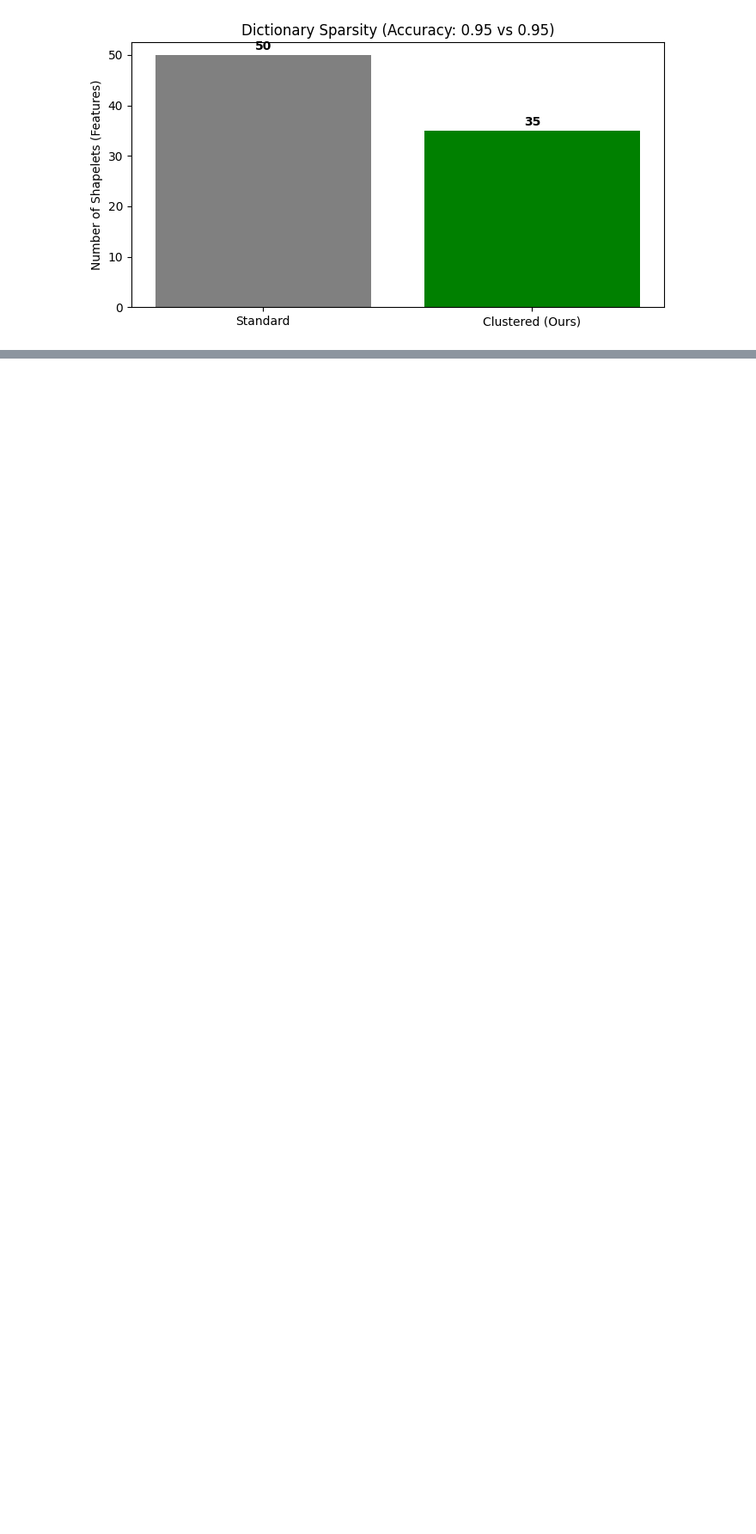
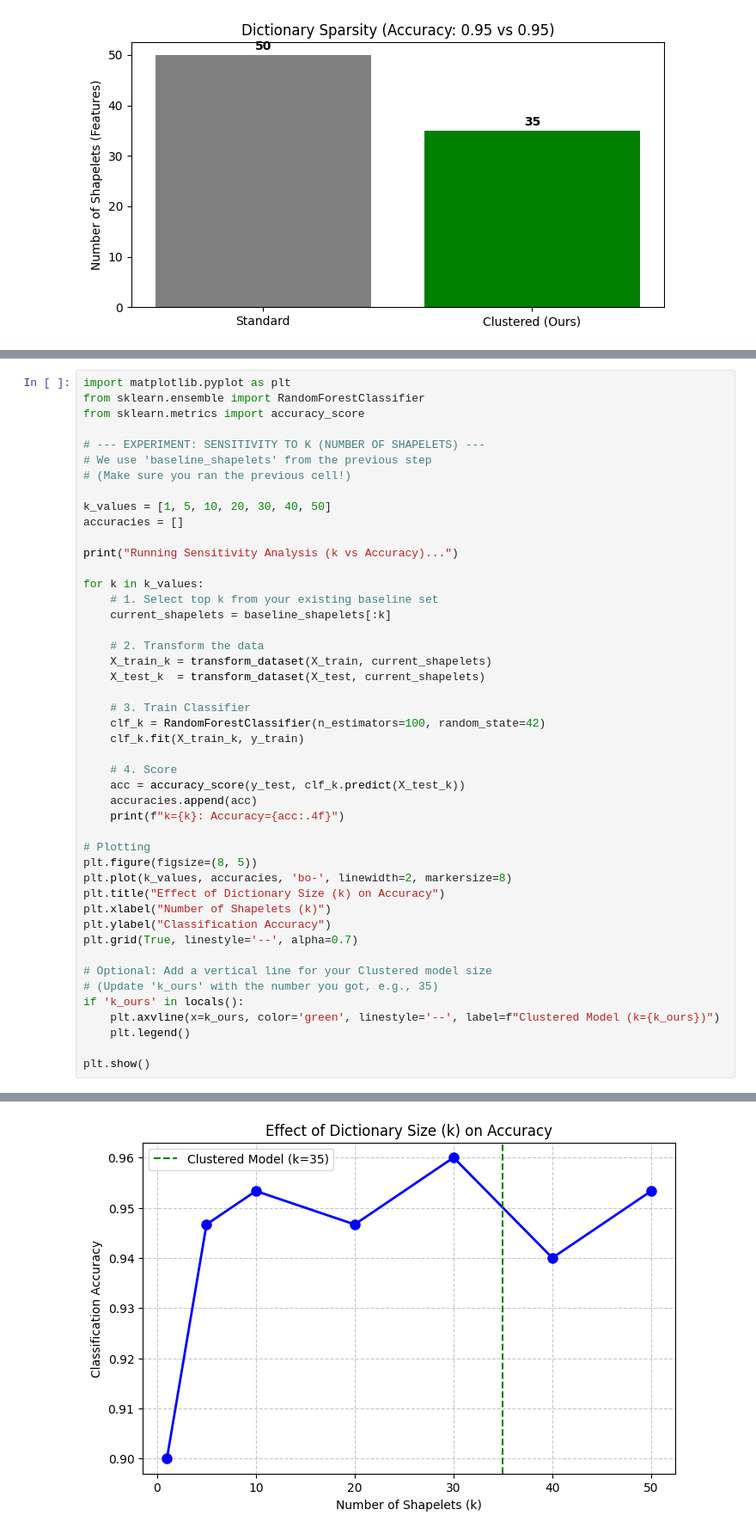
Before and after one commit to TristanoB/shapelet_transformation, a Jupyter notebook: implementation.ipynb, the cells around one changed output, grey strips where cells are left out. Shown at 86% size. Cells and saved outputs as stored; diff of their text form; blank space fills up the shorter version.

```diff
--- a/implementation.ipynb
+++ b/implementation.ipynb
@@ -658,0 +661,47 @@ Transforming dataset shape (50, 150) with 35 shapelets...
+# %%
+import matplotlib.pyplot as plt
+from sklearn.ensemble import RandomForestClassifier
+from sklearn.metrics import accuracy_score
+
+# --- EXPERIMENT: SENSITIVITY TO K (NUMBER OF SHAPELETS) ---
+# We use 'baseline_shapelets' from the previous step
+# (Make sure you ran the previous cell!)
+
+k_values = [1, 5, 10, 20, 30, 40, 50]
+accuracies = []
+
+print("Running Sensitivity Analysis (k vs Accuracy)...")
+
+for k in k_values:
+    # 1. Select top k from your existing baseline set
+    current_shapelets = baseline_shapelets[:k]
+
+    # 2. Transform the data
+    X_train_k = transform_dataset(X_train, current_shapelets)
+    X_test_k  = transform_dataset(X_test, current_shapelets)
+
+    # 3. Train Classifier
+    clf_k = RandomForestClassifier(n_estimators=100, random_state=42)
+    clf_k.fit(X_train_k, y_train)
+
+    # 4. Score
+    acc = accuracy_score(y_test, clf_k.predict(X_test_k))
+    accuracies.append(acc)
+    print(f"k={k}: Accuracy={acc:.4f}")
+
+# Plotting
+plt.figure(figsize=(8, 5))
+plt.plot(k_values, accuracies, 'bo-', linewidth=2, markersize=8)
+plt.title("Effect of Dictionary Size (k) on Accuracy")
+plt.xlabel("Number of Shapelets (k)")
+plt.ylabel("Classification Accuracy")
+plt.grid(True, linestyle='--', alpha=0.7)
+
+# Optional: Add a vertical line for your Clustered model size
+# (Update 'k_ours' with the number you got, e.g., 35)
+if 'k_ours' in locals():
+    plt.axvline(x=k_ours, color='green', linestyle='--', label=f"Clustered Model (k={k_ours})")
+    plt.legend()
+
+plt.show()
+# %% [output]
@@ -658,0 +725 @@ Transforming dataset shape (50, 150) with 35 shapelets...
+[figure, added]
```
Also changed, not shown: parts of 12 cells of this notebook.
